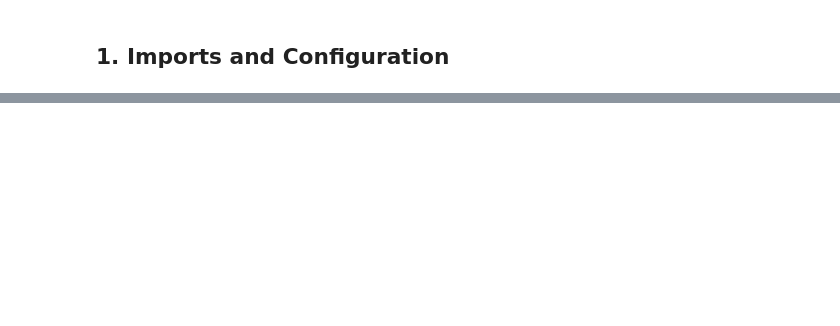
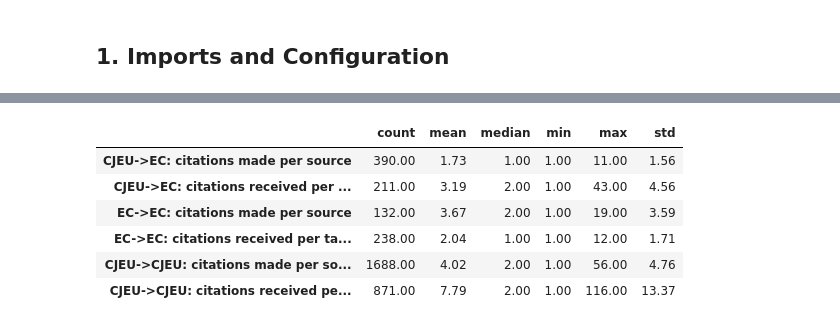
Before and after one commit to floheusser/data_analysis_master, a Jupyter notebook: 08_summary_statistics.ipynb, the cells around one changed output, grey strips where cells are left out. Cells and saved outputs as stored; diff of their text form; code cells hidden in the pictures; blank space fills up the shorter version.

```diff
--- a/08_summary_statistics.ipynb
+++ b/08_summary_statistics.ipynb
@@ -644,0 +35,16 @@ Done.
+# %%
+def load_csv(path, **kwargs):
+    p = Path(path)
+    if not p.exists():
+        print(f"  [MISSING] {p}")
+        return pd.DataFrame()
+    df = pd.read_csv(p, dtype=str, encoding="utf-8", **kwargs)
+    print(f"  [OK] {p.name}: {len(df):,} rows, {df.shape[1]} columns")
+    return df
+
+print("Loading datasets...")
+ec_master         = load_csv(DATA_DIR / "ec_antitrust_master.csv")
+cjeu_cases        = load_csv(DATA_DIR / "cjeu_cases.csv")
+cjeu_ec_matches   = load_csv(DATA_DIR / "cjeu_ec_case_matches.csv")
+ec_ec_matches     = load_csv(DATA_DIR / "ec_ec_case_matches.csv")
+cjeu_cjeu_matches = load_csv(DATA_DIR / "cjeu_cjeu_case_matches.csv")
@@ -644,0 +254,46 @@ Done.
+# %%
+def dist_stats(series, name):
+    return pd.Series({
+        "count":  int(series.count()),
+        "mean":   round(series.mean(), 2),
+        "median": round(series.median(), 2),
+        "min":    int(series.min()),
+        "max":    int(series.max()),
+        "std":    round(series.std(), 2),
+    }, name=name)
+
+dist_rows = []
+
+# CJEU->EC
+if not cjeu_ec_pairs.empty:
+    out = cjeu_ec_pairs.groupby("cjeu_celex_id").size()
+    dist_rows.append(dist_stats(out, "CJEU->EC: citations made per source"))
+    inn = cjeu_ec_pairs.groupby("ec_case_number").size()
+    dist_rows.append(dist_stats(inn, "CJEU->EC: citations received per target"))
+
+# EC->EC
+if not ec_ec_pairs.empty:
+    out = ec_ec_pairs.groupby("source_ec_case_number").size()
+    dist_rows.append(dist_stats(out, "EC->EC: citations made per source"))
+    inn = ec_ec_pairs.groupby("target_ec_case_number").size()
+    dist_rows.append(dist_stats(inn, "EC->EC: citations received per target"))
+
+# CJEU->CJEU
+if not cjeu_cjeu_pairs.empty:
+    out = cjeu_cjeu_pairs.groupby("source_celex_id").size()
+    dist_rows.append(dist_stats(out, "CJEU->CJEU: citations made per source"))
+    inn = cjeu_cjeu_pairs.groupby("target_celex_id").size()
+    dist_rows.append(dist_stats(inn, "CJEU->CJEU: citations received per target"))
+
+if dist_rows:
+    display(pd.DataFrame(dist_rows))
+else:
+    print("No citation data available.")
+# %% [output]
+|  | count | mean | median | min | max | std |
+| CJEU->EC: citations made per source | 390.00 | 1.73 | 1.00 | 1.00 | 11.00 | 1.56 |
+| CJEU->EC: citations received per ... | 211.00 | 3.19 | 2.00 | 1.00 | 43.00 | 4.56 |
+| EC->EC: citations made per source | 132.00 | 3.67 | 2.00 | 1.00 | 19.00 | 3.59 |
+| EC->EC: citations received per ta... | 238.00 | 2.04 | 1.00 | 1.00 | 12.00 | 1.71 |
+| CJEU->CJEU: citations made per so... | 1688.00 | 4.02 | 2.00 | 1.00 | 56.00 | 4.76 |
+| CJEU->CJEU: citations received pe... | 871.00 | 7.79 | 2.00 | 1.00 | 116.00 | 13.37 |
```
Also changed, not shown: parts of 51 cells of this notebook.
